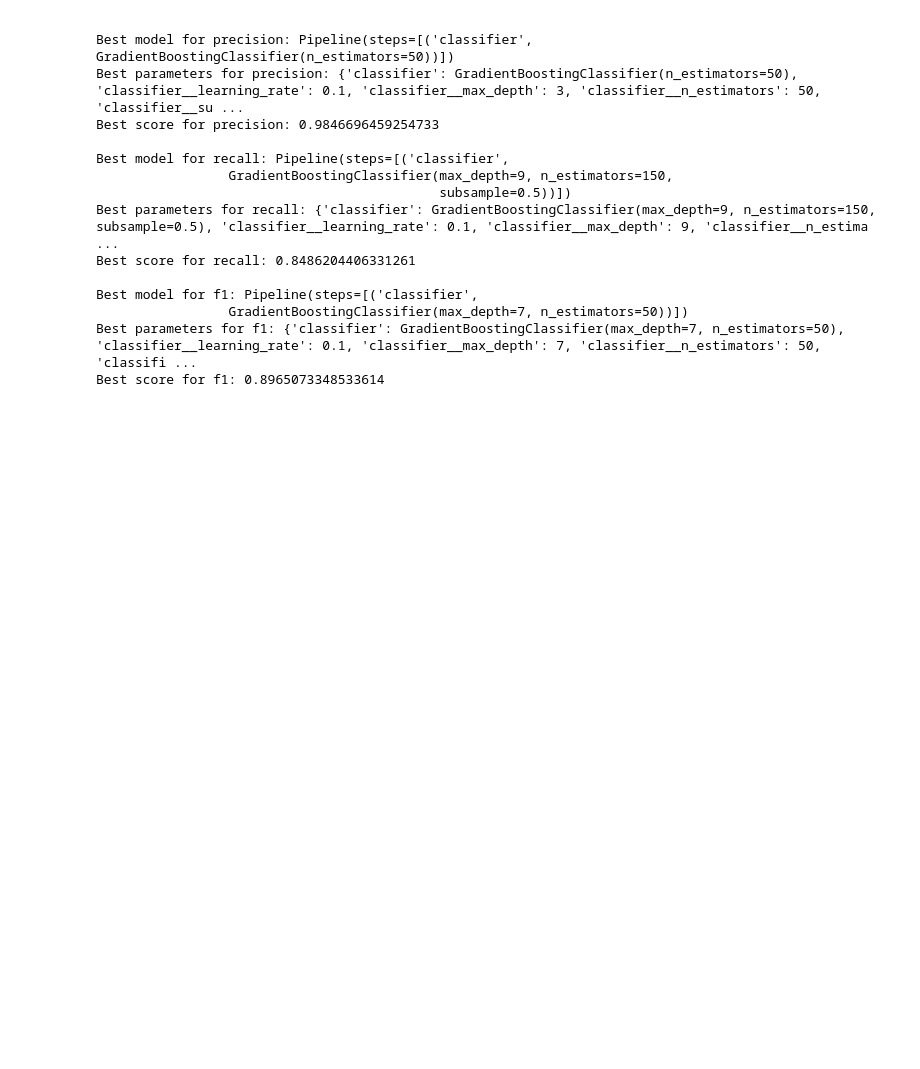
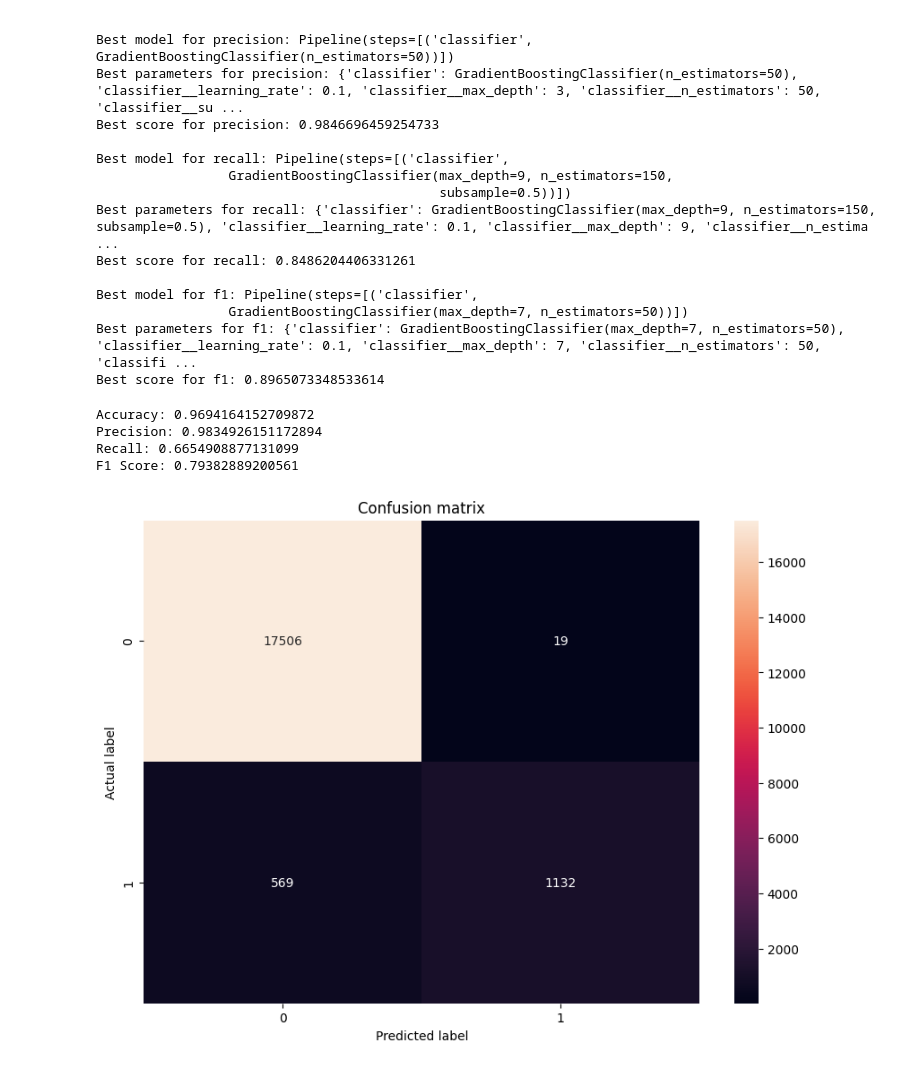
Before and after one commit to shirin-25/Python_labs, a Jupyter notebook: main.ipynb, the cells around one changed output. Drawn from its saved outputs; the diff is of its cells as text; code cells hidden in the pictures; blank space fills up the shorter version.

Commit message:
update notebook with some plot of the results

```diff
--- a/main.ipynb
+++ b/main.ipynb
@@ -593,3 +593,20 @@ best_model_acc = GradientBoostingClassifier(**params)
 best_model_acc.fit(X_train, y_train)
 
 y_pred_acc = best_model_acc.predict(X_test)
+# %%
+# Calculate metrics
+accuracy = accuracy_score(y_test, y_pred_acc)
+precision = precision_score(y_test, y_pred_acc)
+recall = recall_score(y_test, y_pred_acc)
+f1 = f1_score(y_test, y_pred_acc)
+
+# Print metrics
+print(f"Accuracy: {accuracy}")
+print(f"Precision: {precision}")
+print(f"Recall: {recall}")
+print(f"F1 Score: {f1}")
+# %% [output]
+Accuracy: 0.9694164152709872
+Precision: 0.9834926151172894
+Recall: 0.6654908877131099
+F1 Score: 0.79382889200561
@@ -595,0 +620,17 @@ y_pred_acc = best_model_acc.predict(X_test)
+# %%
+from sklearn.metrics import confusion_matrix
+import matplotlib.pyplot as plt
+import seaborn as sns
+
+# Get the confusion matrix
+cm  = confusion_matrix(y_test, y_pred)
+
+# Visualize it
+plt.figure(figsize=(10,7))
+sns.heatmap(cm, annot=True, fmt="d")
+plt.title('Confusion matrix')
+plt.ylabel('Actual label')
+plt.xlabel('Predicted label')
+plt.show()
+# %% [output]
+[figure, added]
```
Also changed, not shown: parts of 2 cells of this notebook.
